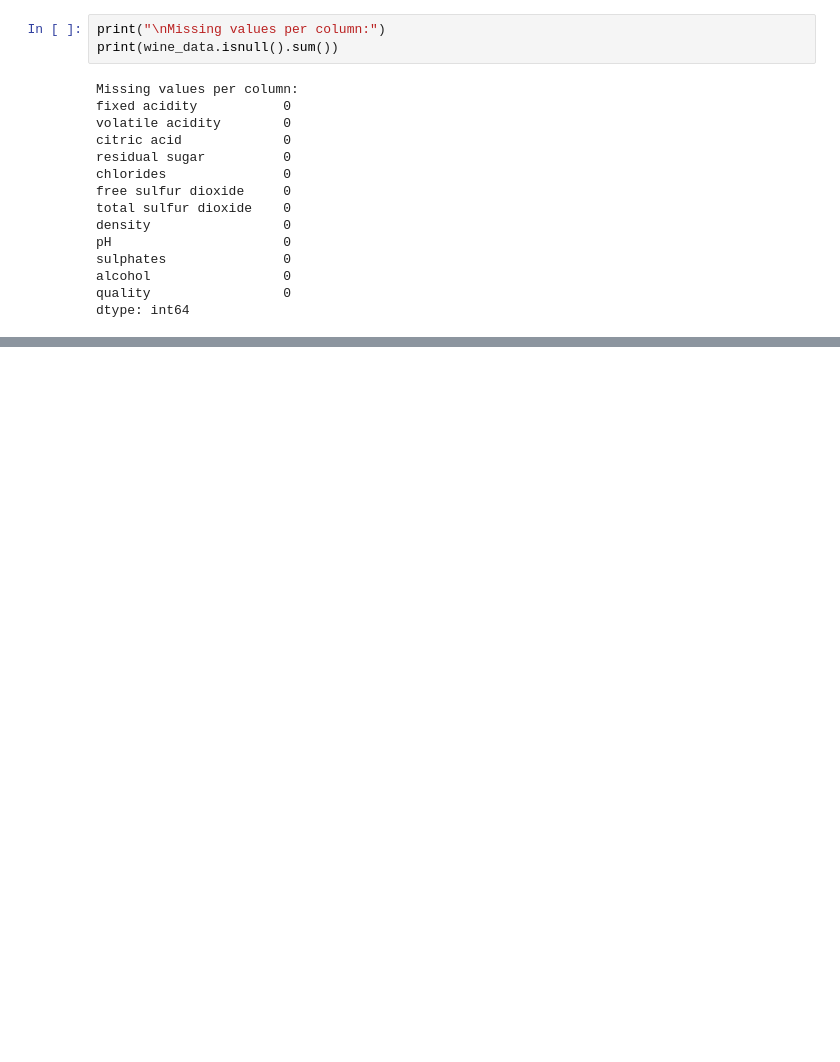
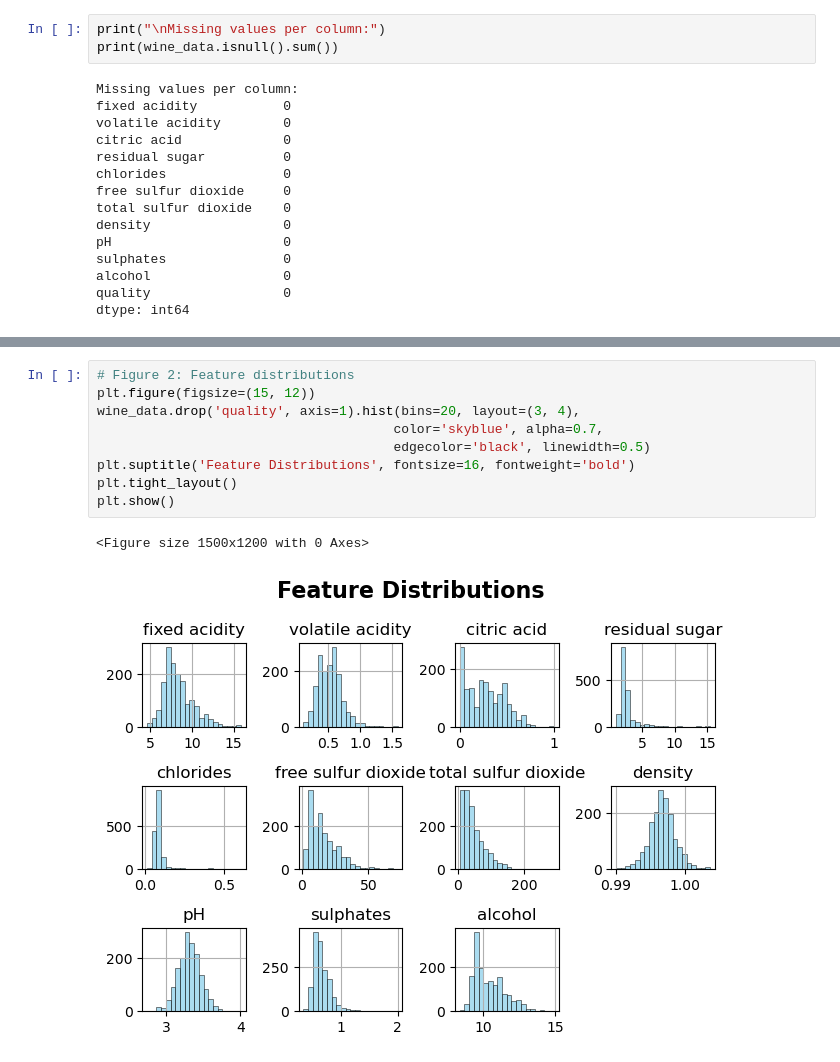
Before and after one commit to SherinDZerogithub/ML-Wine-Predicting-Model-CS1, a Jupyter notebook: wine_quality_predicting_model/notebooks/FC211044_SeriniPuwakgolla/knn.ipynb, the cells around one changed output, grey strips where cells are left out. Drawn from its saved outputs; the diff is of its cells as text; blank space fills up the shorter version.

```diff
--- a/wine_quality_predicting_model/notebooks/FC211044_SeriniPuwakgolla/knn.ipynb
+++ b/wine_quality_predicting_model/notebooks/FC211044_SeriniPuwakgolla/knn.ipynb
@@ -591,0 +125,12 @@ total sulfur dioxide: 0.1034
+# %%
+# Figure 2: Feature distributions
+plt.figure(figsize=(15, 12))
+wine_data.drop('quality', axis=1).hist(bins=20, layout=(3, 4),
+                                      color='skyblue', alpha=0.7,
+                                      edgecolor='black', linewidth=0.5)
+plt.suptitle('Feature Distributions', fontsize=16, fontweight='bold')
+plt.tight_layout()
+plt.show()
+# %% [output]
+<Figure size 1500x1200 with 0 Axes>
+[figure, added]
```
Also changed, not shown: parts of 97 cells of this notebook, 5 other files.
